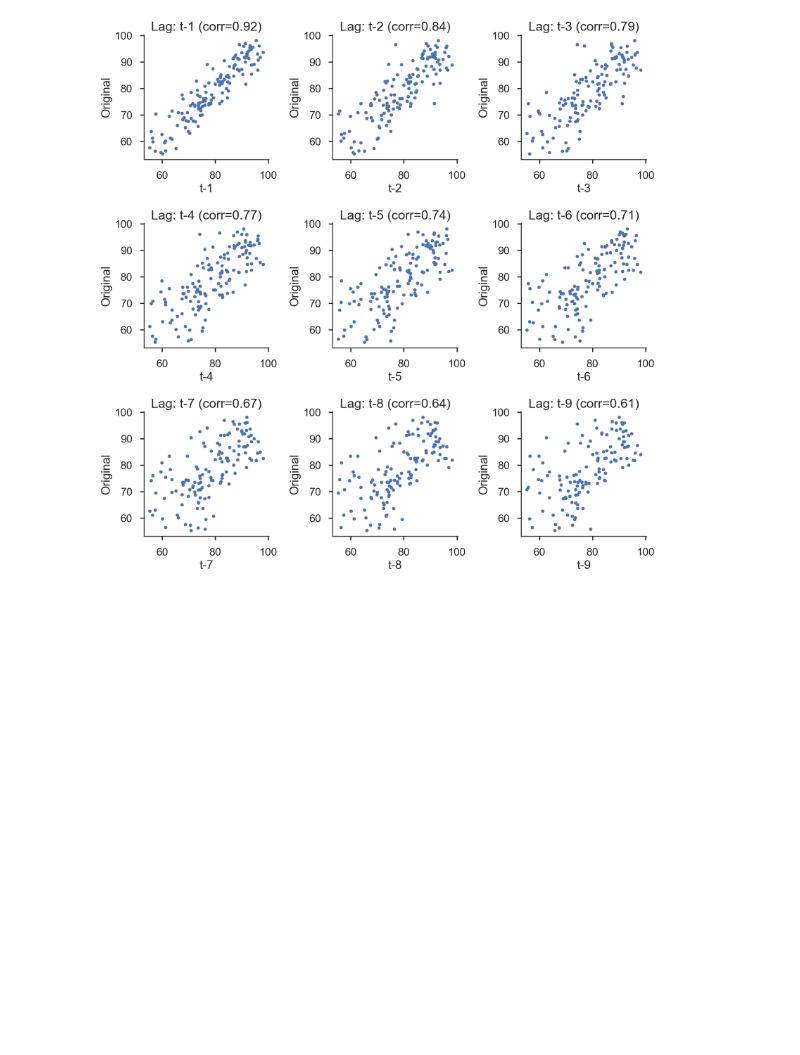
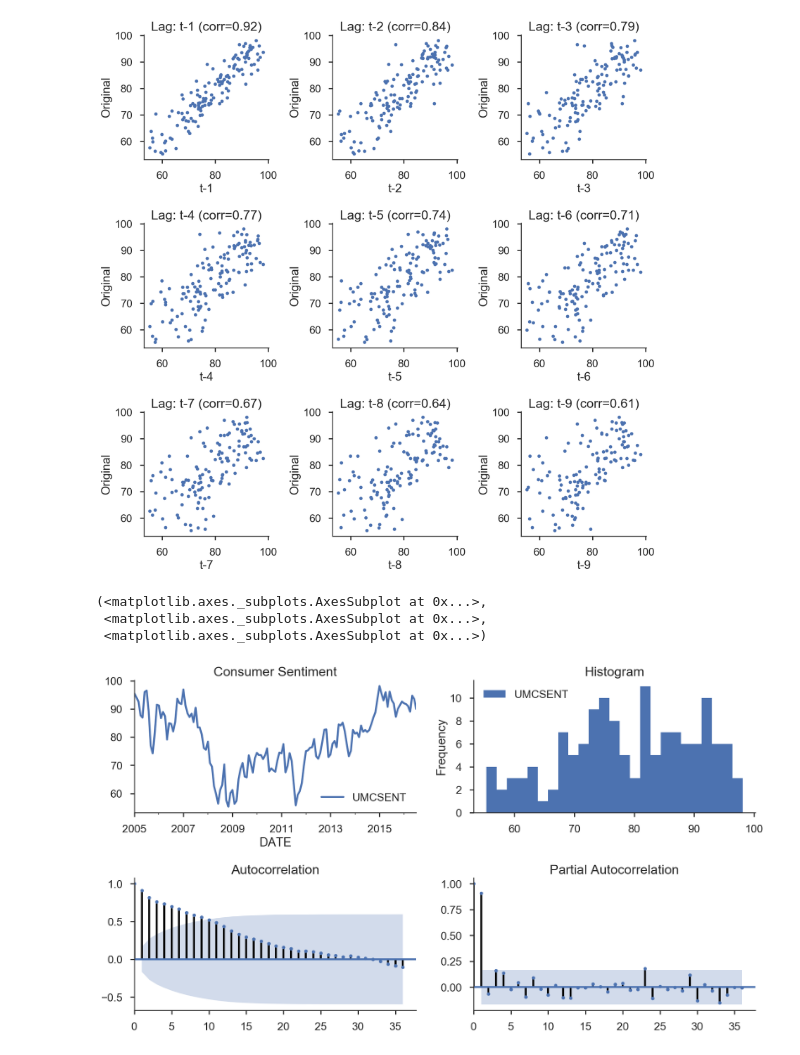
Before and after one commit to OranginaGaoZhao/Time-Series-Forecasting, a Jupyter notebook: Section_2_Exploratory_Time_Series_Data_Analysis.ipynb, the cells around one changed output. Drawn from its saved outputs; the diff is of its cells as text; code cells hidden in the pictures; blank space fills up the shorter version.

```diff
--- a/Section_2_Exploratory_Time_Series_Data_Analysis.ipynb
+++ b/Section_2_Exploratory_Time_Series_Data_Analysis.ipynb
@@ -200,3 +195,29 @@ for ax, lag in zip(axes.flat, np.arange(1, lags+1, 1)):
 fig.tight_layout()
 # %% [output]
 [figure]
+# %%
+def tsplot(y, lags=None, title='', figsize=(14,8)):
+    fig = plt.figure(figsize=figsize)
+    layout = (2,2)
+    ts_ax = plt.subplot2grid(layout, (0,0))
+    hist_ax = plt.subplot2grid(layout, (0,1))
+    acf_ax = plt.subplot2grid(layout, (1,0))
+    pacf_ax = plt.subplot2grid(layout, (1,1))
+
+    y.plot(ax=ts_ax)
+    ts_ax.set_title(title)
+    y.plot(ax=hist_ax, kind='hist', bins=25)
+    hist_ax.set_title('Histogram')
+    smt.graphics.plot_acf(y,lags=lags,ax=acf_ax)
+    smt.graphics.plot_pacf(y,lags=lags,ax=pacf_ax)
+    [ax.set_xlim(0) for ax in [acf_ax, pacf_ax]]
+    sns.despine()
+    plt.tight_layout()
+    return ts_ax, acf_ax, pacf_ax
+# %%
+tsplot(sentiment_short, title='Consumer Sentiment', lags=36)
+# %% [output]
+(<matplotlib.axes._subplots.AxesSubplot at 0x...>,
+ <matplotlib.axes._subplots.AxesSubplot at 0x...>,
+ <matplotlib.axes._subplots.AxesSubplot at 0x...>)
+[figure, added]
```
Also changed, not shown: parts of 4 cells of this notebook, 2 other files.
